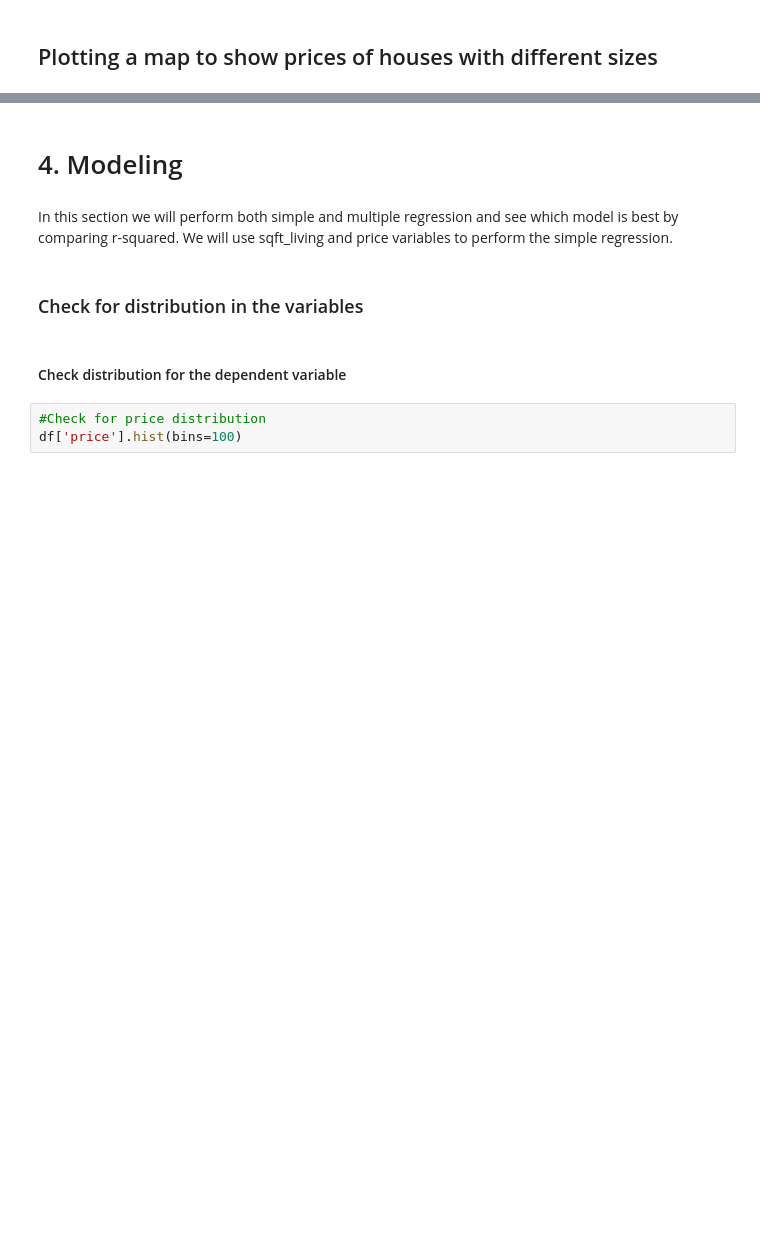
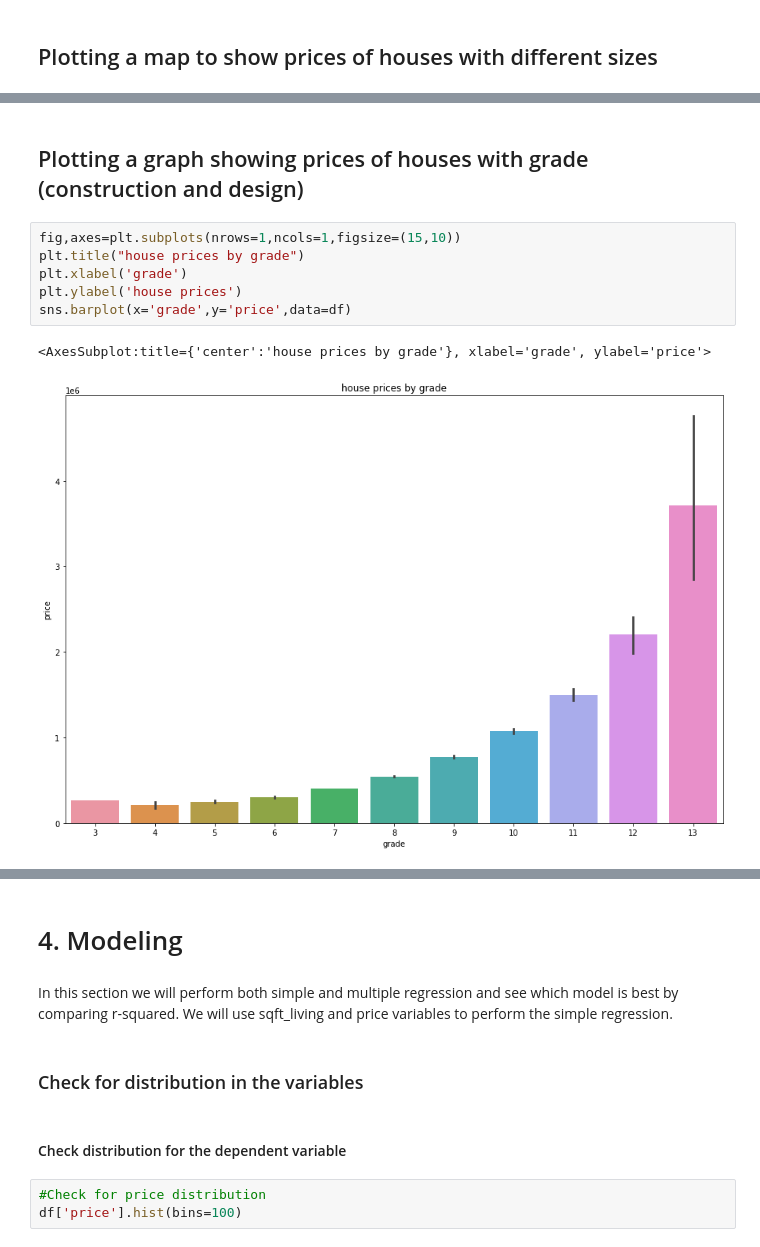
Before and after one commit to SophieMwangi29/King-County-House-Sales-Project, a Jupyter notebook: King County House Sales Project .ipynb, the cells around one changed output, grey strips where cells are left out. Saved outputs shown, nothing was run; the diff lists cells and outputs as text; blank space fills up the shorter version.

```diff
--- a/King County House Sales Project .ipynb
+++ b/King County House Sales Project .ipynb
@@ -198,0 +219,11 @@ There is presence of heteroskedasticity, we will fix this in later stages.
+# %% [markdown]
+## Plotting a graph showing prices of houses with grade (construction and design)
+# %%
+fig,axes=plt.subplots(nrows=1,ncols=1,figsize=(15,10))
+plt.title("house prices by grade")
+plt.xlabel('grade')
+plt.ylabel('house prices')
+sns.barplot(x='grade',y='price',data=df)
+# %% [output]
+<AxesSubplot:title={'center':'house prices by grade'}, xlabel='grade', ylabel='price'>
+[figure, added]
```
Also changed, not shown: parts of 15 cells of this notebook.
